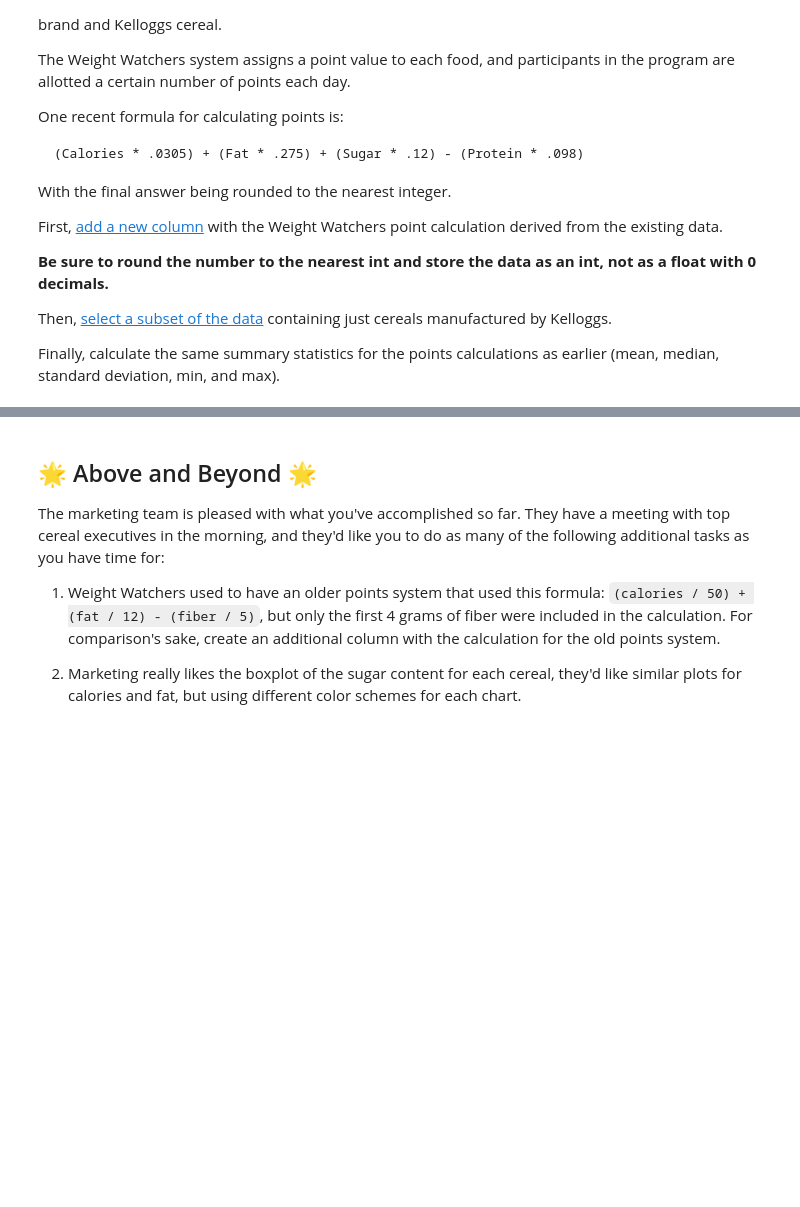
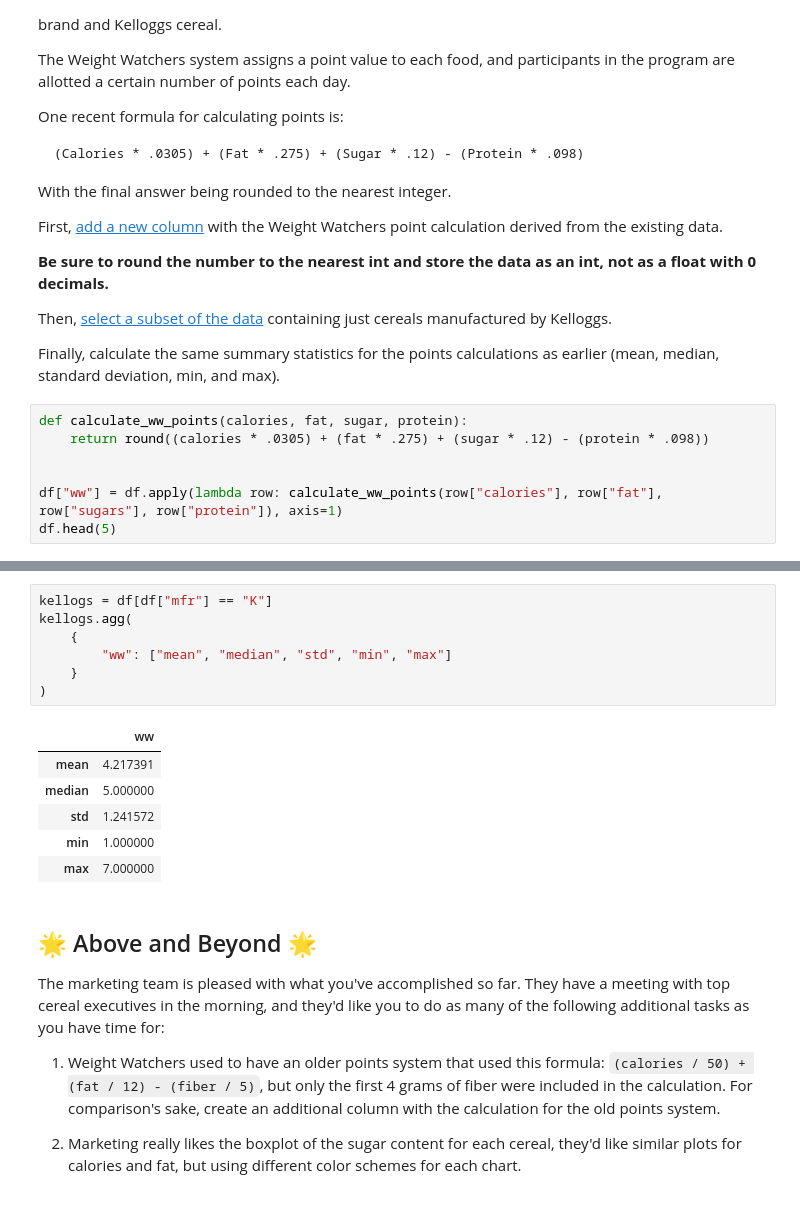
Before and after one commit to CaSc2000-dotcom/CaSc2000-dotcom, a Jupyter notebook: notebooks/cse_450/Exploration_02.ipynb, the cells around one changed output, grey strips where cells are left out. Drawn from its saved outputs; the diff is of its cells as text; blank space fills up the shorter version.

```diff
--- a/notebooks/cse_450/Exploration_02.ipynb
+++ b/notebooks/cse_450/Exploration_02.ipynb
@@ -202,3 +213,10 @@ First, [add a new column](https://pandas.pydata.org/docs/getting_started/intro_t
 Then, [select a subset of the data](https://pandas.pydata.org/docs/getting_started/intro_tutorials/03_subset_data.html#how-do-i-filter-specific-rows-from-a-dataframe) containing just cereals manufactured by Kelloggs.
 
 Finally, calculate the same summary statistics for the points calculations as earlier (mean, median, standard deviation, min, and max).
+# %%
+def calculate_ww_points(calories, fat, sugar, protein):
+    return round((calories * .0305) + (fat * .275) + (sugar * .12) - (protein * .098))
+
+
+df["ww"] = df.apply(lambda row: calculate_ww_points(row["calories"], row["fat"], row["sugars"], row["protein"]), axis=1)
+df.head(5)
@@ -205,3 +230,17 @@ Finally, calculate the same summary statistics for the points calculations as ea
+# %%
+kellogs = df[df["mfr"] == "K"]
+kellogs.agg(
+    {
+        "ww": ["mean", "median", "std", "min", "max"]
+    }
+)
+# %% [output]
+|  | ww |
+| mean | 4.217391 |
+| median | 5.000000 |
+| std | 1.241572 |
+| min | 1.000000 |
+| max | 7.000000 |
 # %% [markdown]
 ## 🌟 Above and Beyond 🌟
 
```
Also changed, not shown: parts of 5 cells of this notebook.
